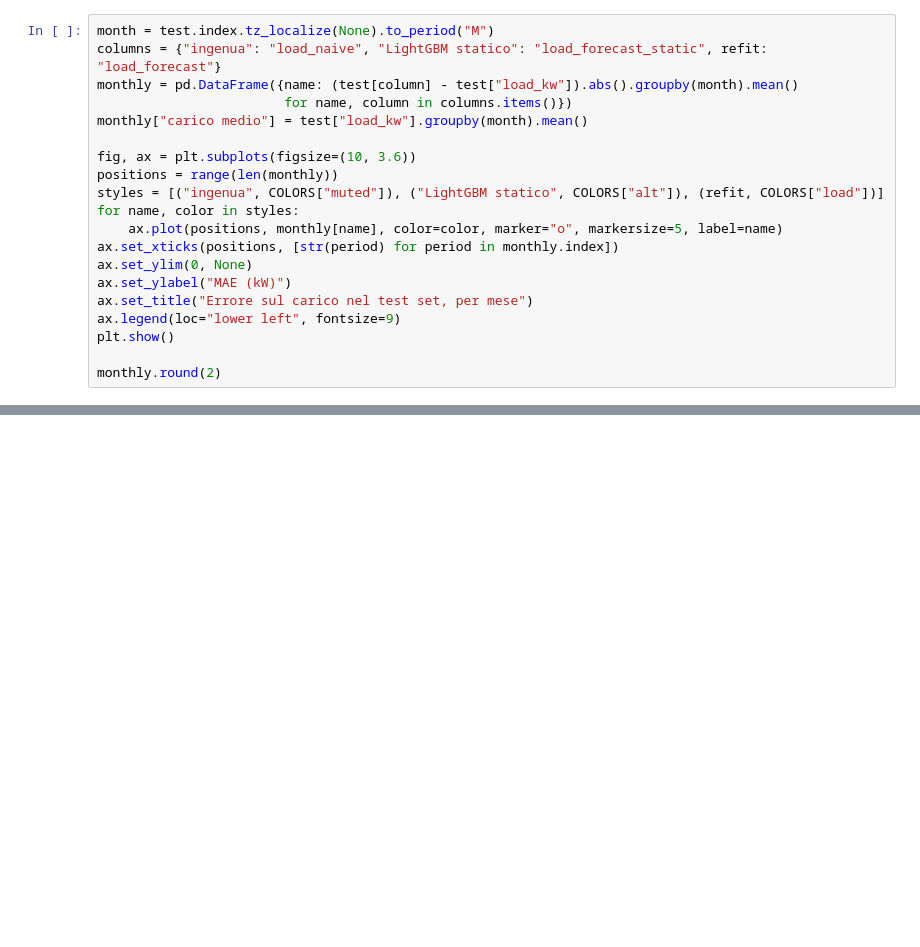
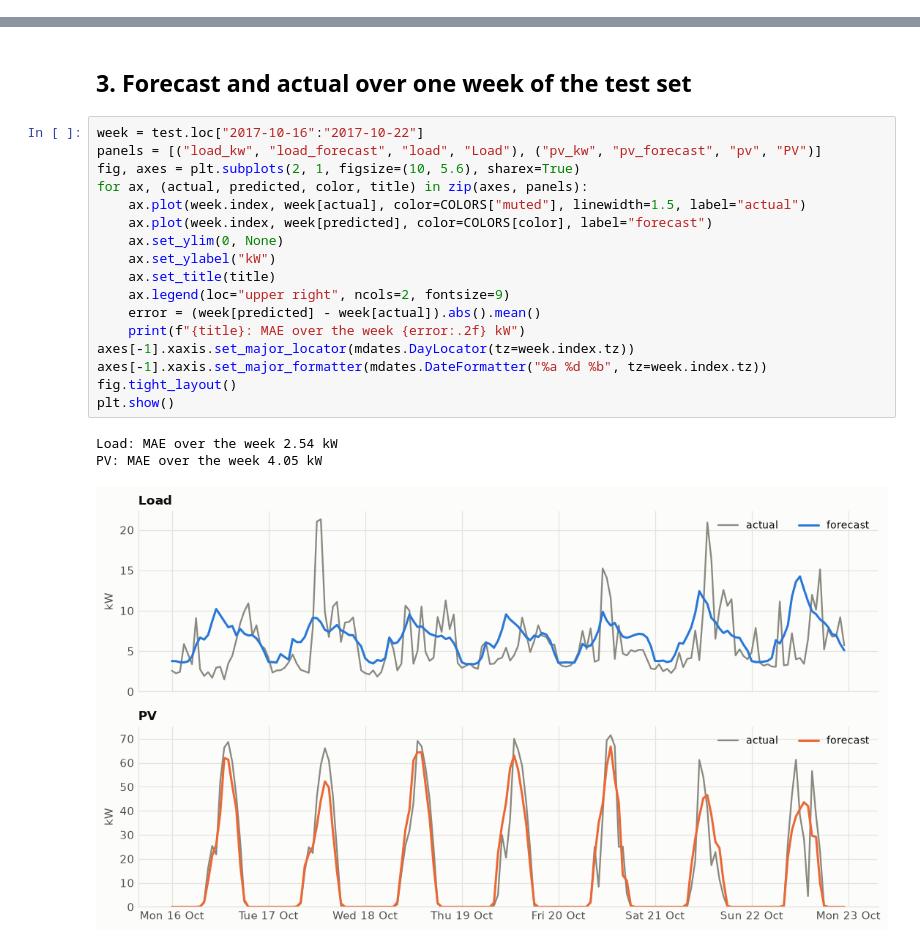
Before and after one commit to irreprensibile22/MicroGrid, a Jupyter notebook: notebooks/02_forecasting.ipynb, the cells around one changed output, grey strips where cells are left out. Drawn from its saved outputs; the diff is of its cells as text; blank space fills up the shorter version.

```diff
--- a/notebooks/02_forecasting.ipynb
+++ b/notebooks/02_forecasting.ipynb
@@ -167,20 +0,0 @@ Il risultato sul carico cambia molto dentro il test set: conviene guardarlo per
-# %%
-month = test.index.tz_localize(None).to_period("M")
-columns = {"ingenua": "load_naive", "LightGBM statico": "load_forecast_static", refit: "load_forecast"}
-monthly = pd.DataFrame({name: (test[column] - test["load_kw"]).abs().groupby(month).mean()
-                        for name, column in columns.items()})
-monthly["carico medio"] = test["load_kw"].groupby(month).mean()
-
-fig, ax = plt.subplots(figsize=(10, 3.6))
-positions = range(len(monthly))
-styles = [("ingenua", COLORS["muted"]), ("LightGBM statico", COLORS["alt"]), (refit, COLORS["load"])]
-for name, color in styles:
-    ax.plot(positions, monthly[name], color=color, marker="o", markersize=5, label=name)
-ax.set_xticks(positions, [str(period) for period in monthly.index])
-ax.set_ylim(0, None)
-ax.set_ylabel("MAE (kW)")
-ax.set_title("Errore sul carico nel test set, per mese")
-ax.legend(loc="lower left", fontsize=9)
-plt.show()
-
-monthly.round(2)
@@ -211,0 +94,23 @@ monthly.round(2)
+# %% [markdown]
+## 3. Forecast and actual over one week of the test set
+# %%
+week = test.loc["2017-10-16":"2017-10-22"]
+panels = [("load_kw", "load_forecast", "load", "Load"), ("pv_kw", "pv_forecast", "pv", "PV")]
+fig, axes = plt.subplots(2, 1, figsize=(10, 5.6), sharex=True)
+for ax, (actual, predicted, color, title) in zip(axes, panels):
+    ax.plot(week.index, week[actual], color=COLORS["muted"], linewidth=1.5, label="actual")
+    ax.plot(week.index, week[predicted], color=COLORS[color], label="forecast")
+    ax.set_ylim(0, None)
+    ax.set_ylabel("kW")
+    ax.set_title(title)
+    ax.legend(loc="upper right", ncols=2, fontsize=9)
+    error = (week[predicted] - week[actual]).abs().mean()
+    print(f"{title}: MAE over the week {error:.2f} kW")
+axes[-1].xaxis.set_major_locator(mdates.DayLocator(tz=week.index.tz))
+axes[-1].xaxis.set_major_formatter(mdates.DateFormatter("%a %d %b", tz=week.index.tz))
+fig.tight_layout()
+plt.show()
+# %% [output]
+Load: MAE over the week 2.54 kW
+PV: MAE over the week 4.05 kW
+[figure, added]
```
Also changed, not shown: parts of 34 cells of this notebook, 33 other files.
